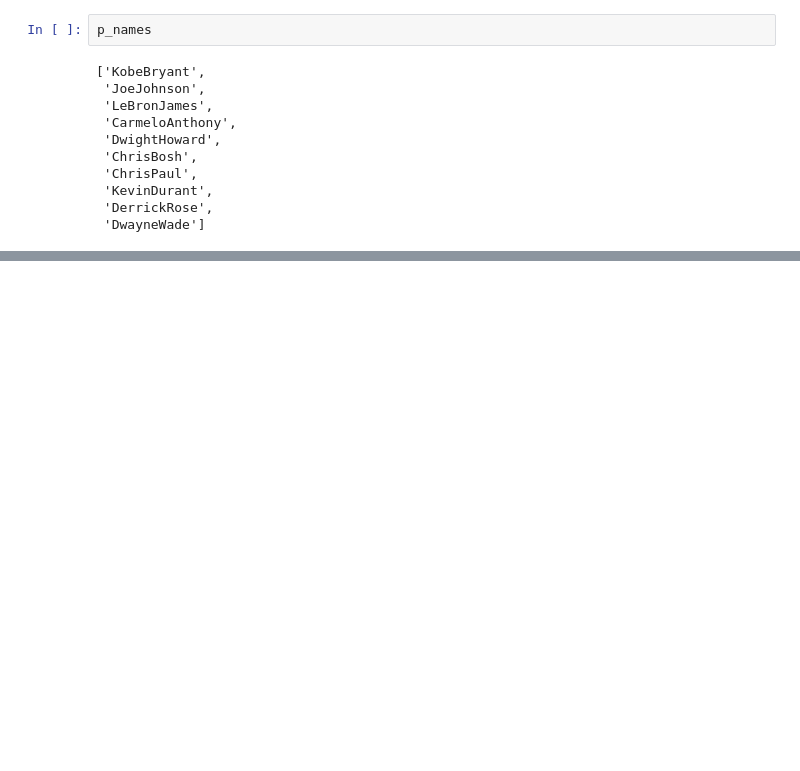
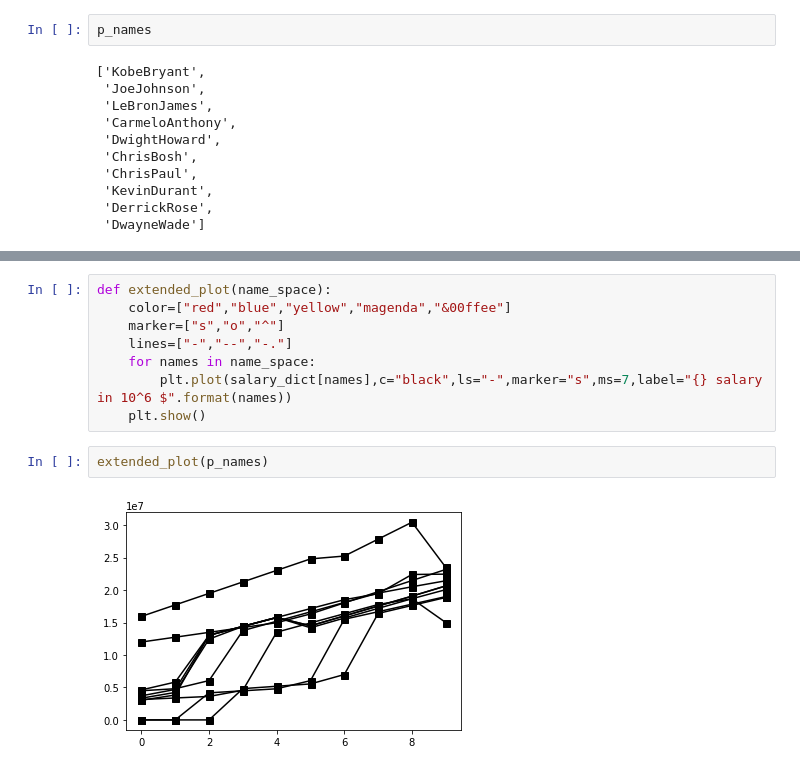
Before and after one commit to Chrikon/Python_Examples, a Jupyter notebook: Matrices.ipynb, the cells around one changed output, grey strips where cells are left out. Drawn from its saved outputs; the diff is of its cells as text; blank space fills up the shorter version.

```diff
--- a/Matrices.ipynb
+++ b/Matrices.ipynb
@@ -224,0 +232,12 @@ p_names
+# %%
+def extended_plot(name_space):
+    color=["red","blue","yellow","magenda","&00ffee"]
+    marker=["s","o","^"]
+    lines=["-","--","-."]
+    for names in name_space:
+        plt.plot(salary_dict[names],c="black",ls="-",marker="s",ms=7,label="{} salary in 10^6 $".format(names))
+    plt.show()
+# %%
+extended_plot(p_names)
+# %% [output]
+[figure, added]
```
Also changed, not shown: parts of 6 cells of this notebook.
